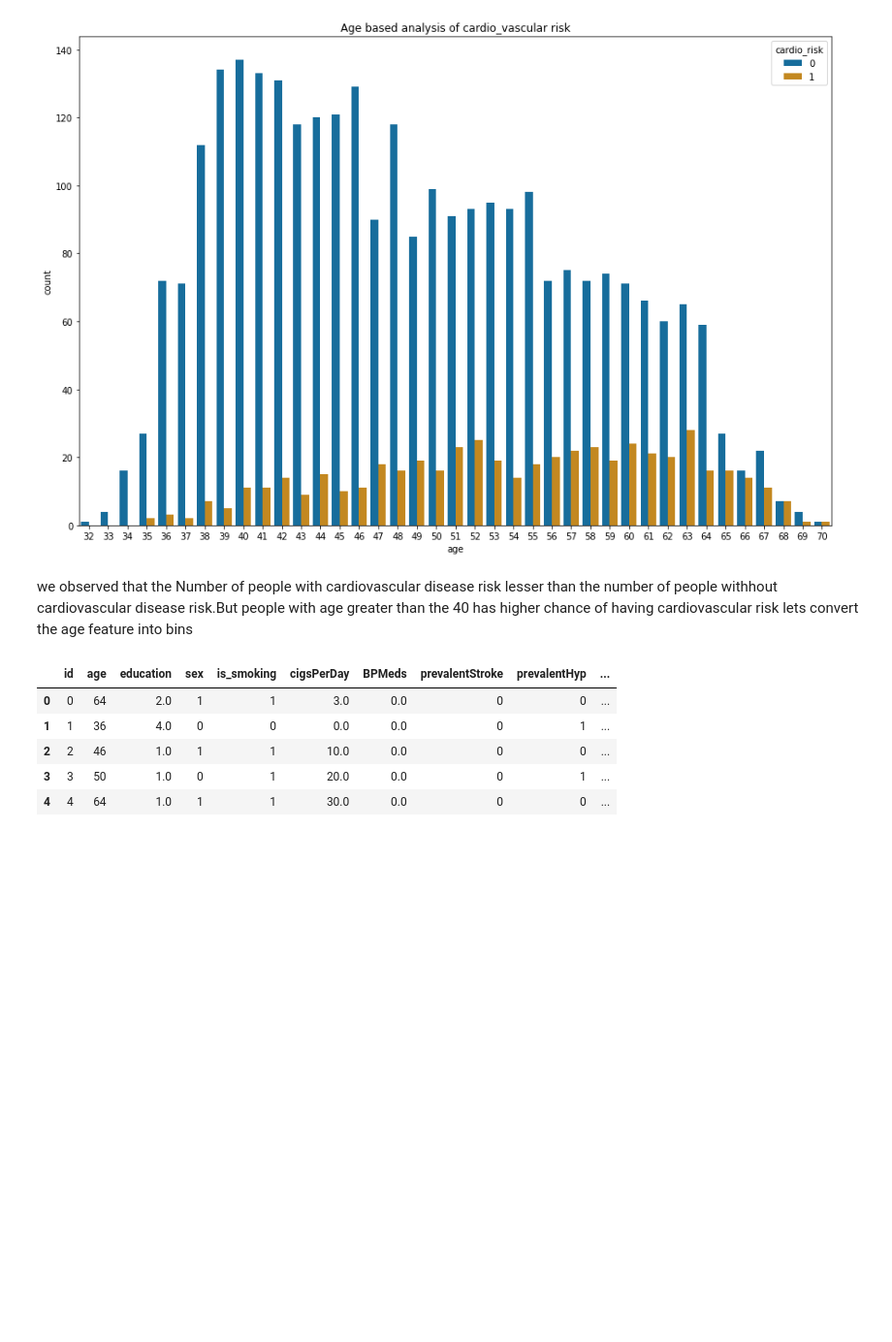
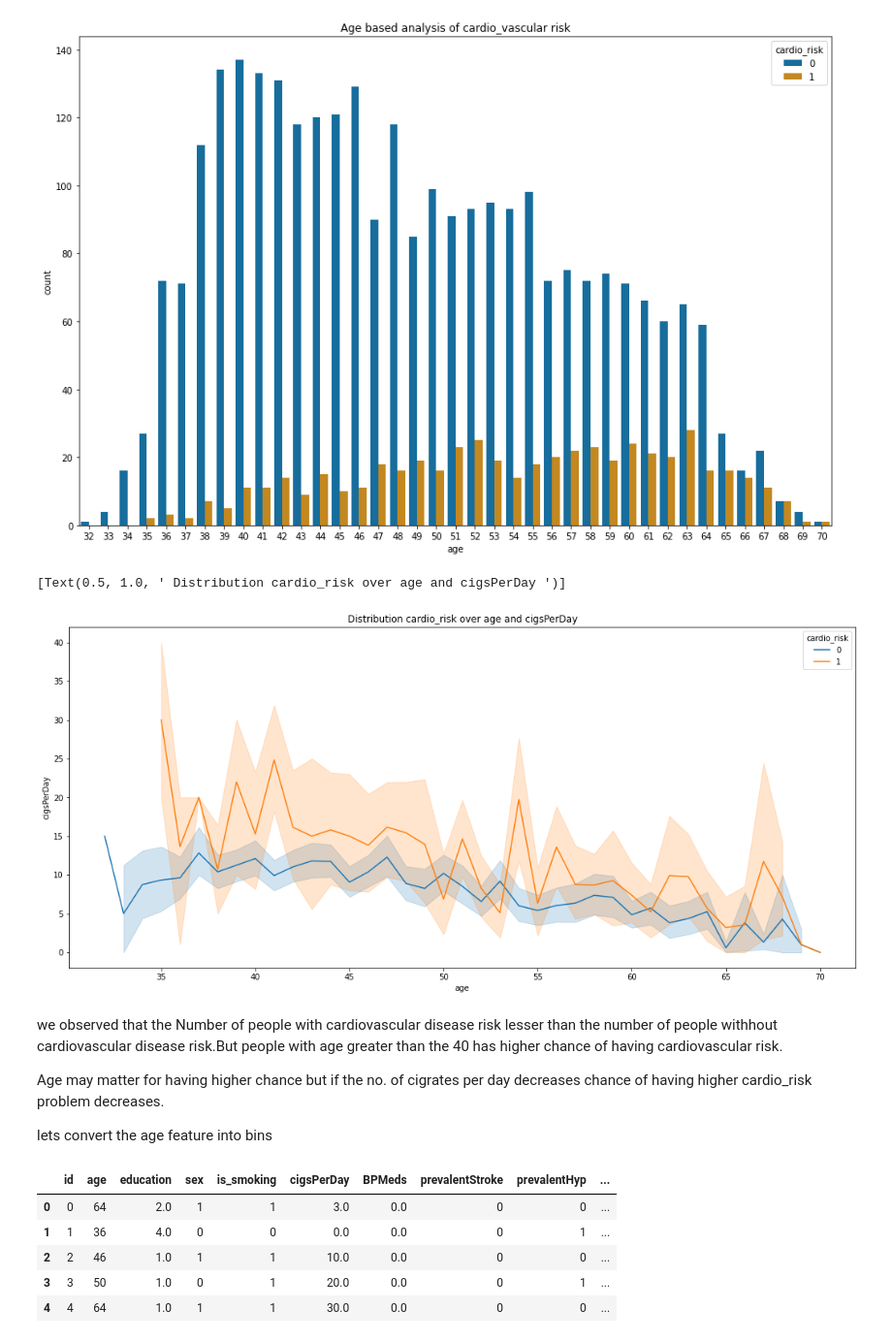
Before and after one commit to pavi-1994/Cardio_vascular_risk_prediction, a Jupyter notebook: cardivascular_risk_prediction.ipynb, the cells around one changed output. Shown at 97% size. Cells and saved outputs as stored; diff of their text form; code cells hidden in the pictures; blank space fills up the shorter version.

```diff
--- a/cardivascular_risk_prediction.ipynb
+++ b/cardivascular_risk_prediction.ipynb
@@ -456,8 +475,19 @@ sns.countplot(x='age', hue='cardio_risk', data=cardio_df, palette='colorblind')
 # %% [output]
 <matplotlib.axes._subplots.AxesSubplot at 0x...>
 [figure]
+# %%
+#plotting line plot for understanding distribution cardio_risk over age and cigsPerDay
+fig,ax=plt.subplots(figsize=(18,8))
+sns.lineplot(data=cardio_df,x='age',y='cigsPerDay',hue='cardio_risk',ax=ax)
+ax.set(title=' Distribution cardio_risk over age and cigsPerDay ')
+# %% [output]
+[Text(0.5, 1.0, ' Distribution cardio_risk over age and cigsPerDay ')]
+[figure, added]
 # %% [markdown]
-we observed that the Number of people with cardiovascular disease  risk lesser than the number of people withhout cardiovascular disease risk.But people with age greater than the 40 has higher chance of having cardiovascular risk
+we observed that the Number of people with cardiovascular disease  risk lesser than the number of people withhout cardiovascular disease risk.But people with age greater than the 40 has higher chance of having cardiovascular risk.
+
+Age may matter for having higher chance but if the no. of cigrates per day decreases chance of having higher cardio_risk problem decreases.
+
 lets convert the age feature into bins
 # %%
 #perform data binning on points variable with specific quantiles and labels
```
Also changed, not shown: parts of 53 cells of this notebook.
